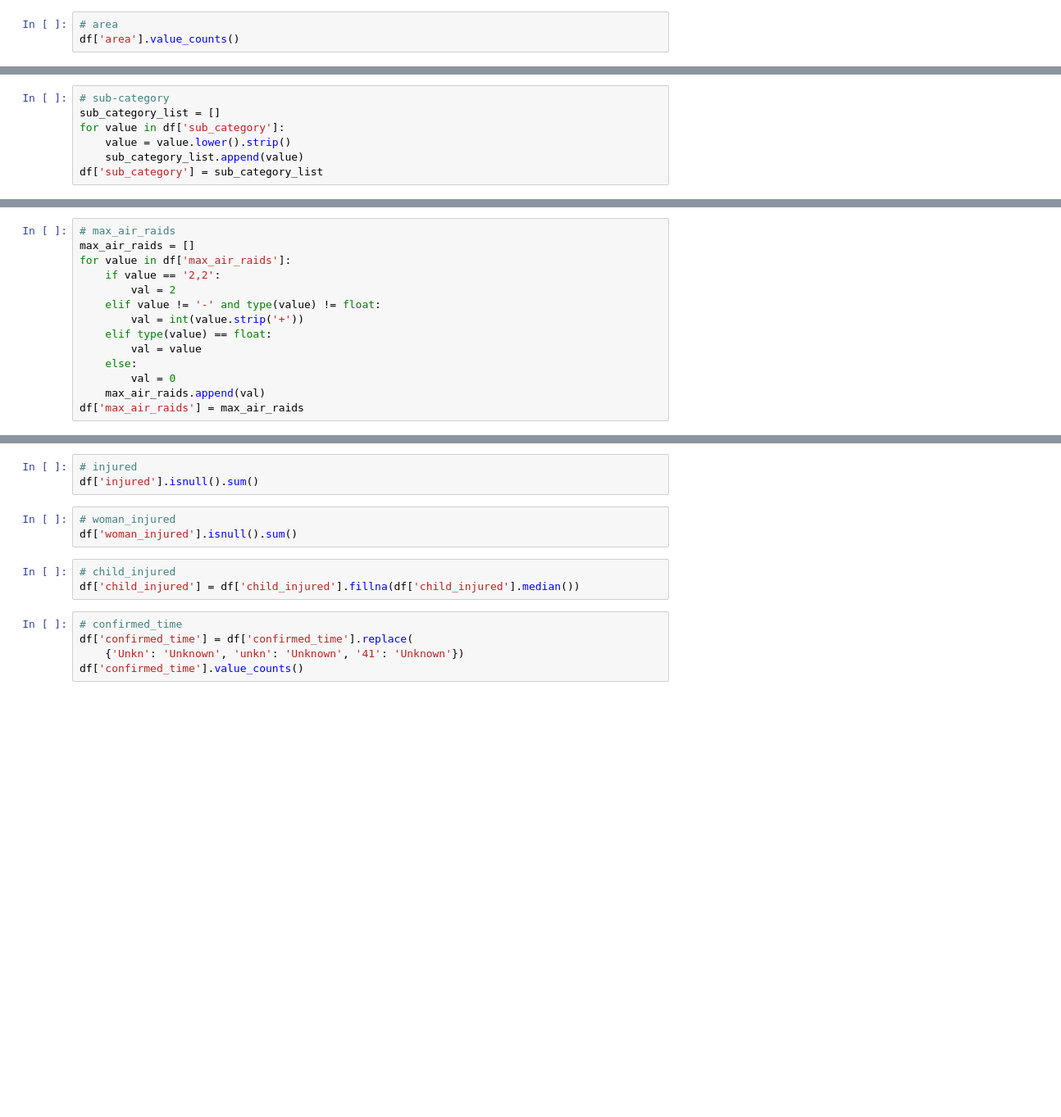
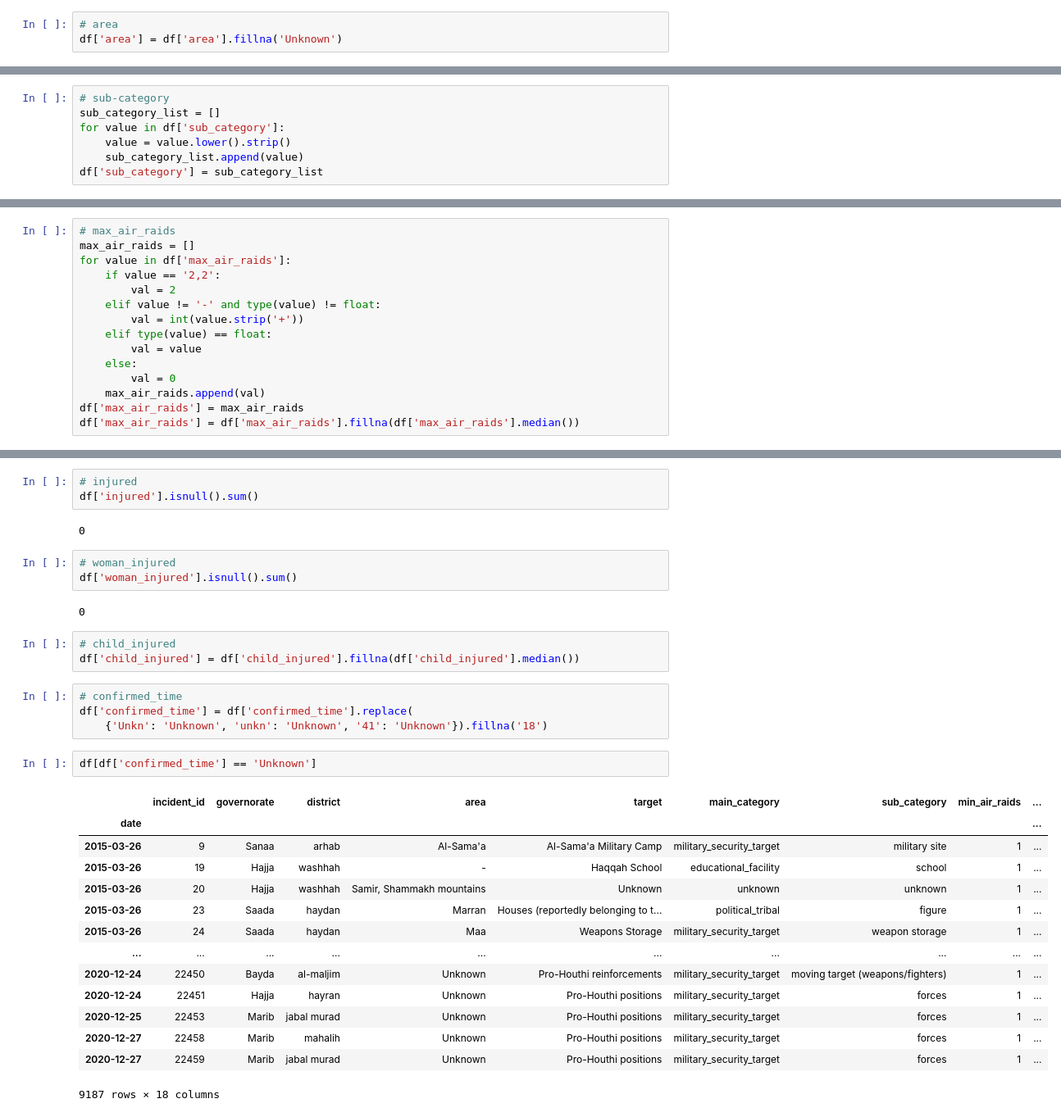
Before and after one commit to gnelsonpr6/yemen_air_raids, a Jupyter notebook: data_clean.ipynb, the cells around one changed output, grey strips where cells are left out. Shown at 82% size. Cells and saved outputs as stored; diff of their text form; blank space fills up the shorter version.

```diff
--- a/data_clean.ipynb
+++ b/data_clean.ipynb
@@ -139,7 +158,7 @@ for value in df['district']:
 df['district'] = district_list
 # %%
 # area
-df['area'].value_counts()
+df['area'] = df['area'].fillna('Unknown')
 # %%
 # target
 df['target'].value_counts()
@@ -174,6 +208,7 @@ for value in df['max_air_raids']:
         val = 0
     max_air_raids.append(val)
 df['max_air_raids'] = max_air_raids
+df['max_air_raids'] = df['max_air_raids'].fillna(df['max_air_raids'].median())
 # %%
 # civilian_casualties
 df['civilian_casualties'].isnull().sum()
@@ -189,14 +232,34 @@ df['child_fatalities'].isnull().sum()
 # %%
 # injured
 df['injured'].isnull().sum()
+# %% [output]
+0
 # %%
 # woman_injured
 df['woman_injured'].isnull().sum()
+# %% [output]
+0
 # %%
 # child_injured
 df['child_injured'] = df['child_injured'].fillna(df['child_injured'].median())
 # %%
 # confirmed_time
 df['confirmed_time'] = df['confirmed_time'].replace(
-    {'Unkn': 'Unknown', 'unkn': 'Unknown', '41': 'Unknown'})
-df['confirmed_time'].value_counts()
+    {'Unkn': 'Unknown', 'unkn': 'Unknown', '41': 'Unknown'}).fillna('18')
+# %%
+df[df['confirmed_time'] == 'Unknown']
+# %% [output]
+|  | incident_id | governorate | district | area | target | main_category | sub_category | min_air_raids | ... |
+| date |  |  |  |  |  |  |  |  | ... |
+| 2015-03-26 | 9 | Sanaa | arhab | Al-Sama'a | Al-Sama'a Military Camp | military_security_target | military site | 1 | ... |
+| 2015-03-26 | 19 | Hajja | washhah | - | Haqqah School | educational_facility | school | 1 | ... |
+| 2015-03-26 | 20 | Hajja | washhah | Samir, Shammakh mountains | Unknown | unknown | unknown | 1 | ... |
+| 2015-03-26 | 23 | Saada | haydan | Marran | Houses (reportedly belonging to t... | political_tribal | figure | 1 | ... |
+| 2015-03-26 | 24 | Saada | haydan | Maa | Weapons Storage | military_security_target | weapon storage | 1 | ... |
+| ... | ... | ... | ... | ... | ... | ... | ... | ... | ... |
+| 2020-12-24 | 22450 | Bayda | al-maljim | Unknown | Pro-Houthi reinforcements | military_security_target | moving target (weapons/fighters) | 1 | ... |
+| 2020-12-24 | 22451 | Hajja | hayran | Unknown | Pro-Houthi positions | military_security_target | forces | 1 | ... |
+| 2020-12-25 | 22453 | Marib | jabal murad | Unknown | Pro-Houthi positions | military_security_target | forces | 1 | ... |
+| 2020-12-27 | 22458 | Marib | mahalih | Unknown | Pro-Houthi positions | military_security_target | forces | 1 | ... |
+| 2020-12-27 | 22459 | Marib | jabal murad | Unknown | Pro-Houthi positions | military_security_target | forces | 1 | ... |
+9187 rows × 18 columns
```
Also changed, not shown: parts of 14 cells of this notebook, 2 other files.
